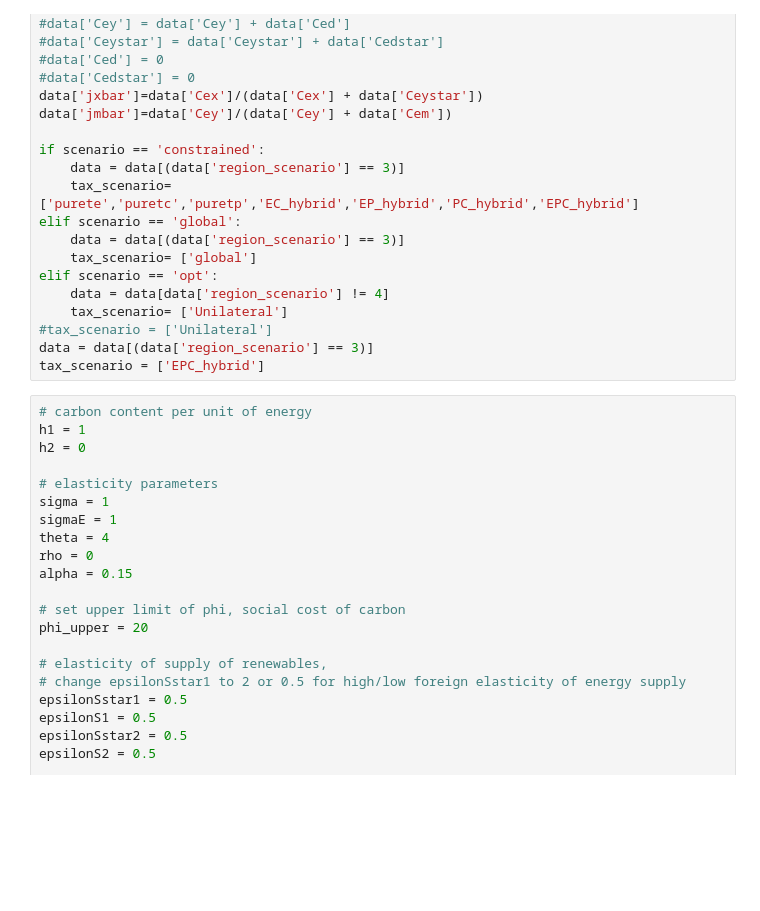
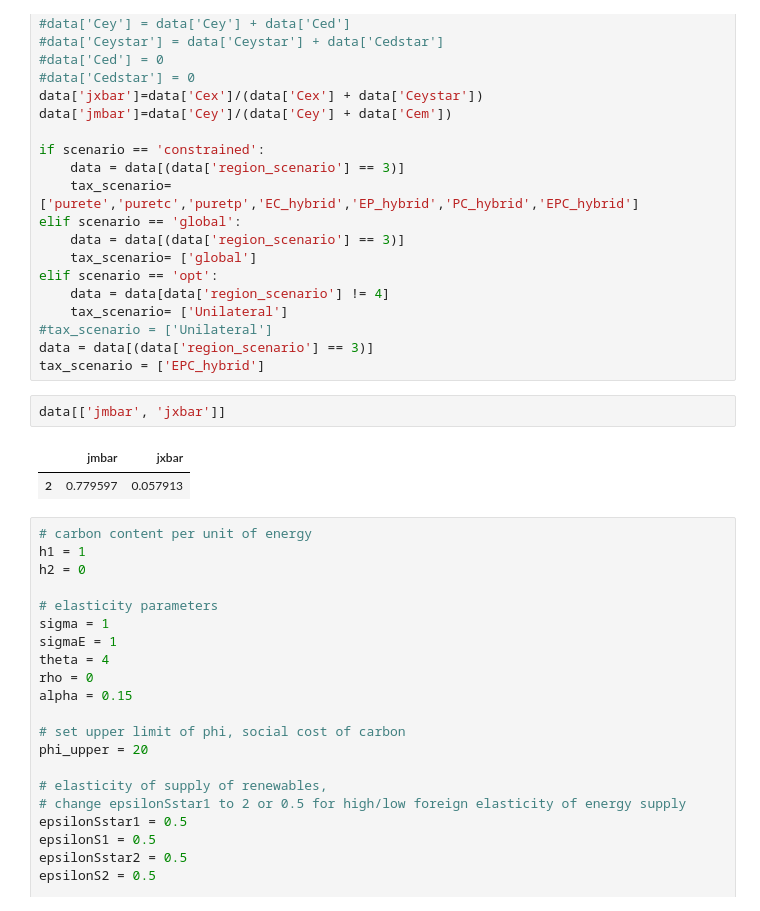
Before and after one commit to VoliCrank/Optimal-Unilateral-Carbon-Policy, a Jupyter notebook: simulation_results/codes/direct_energy_consumption/welfare_maximization_te.ipynb, the cells around one changed output. Cells and saved outputs as stored; diff of their text form; blank space fills up the shorter version.

```diff
--- a/simulation_results/codes/direct_energy_consumption/welfare_maximization_te.ipynb
+++ b/simulation_results/codes/direct_energy_consumption/welfare_maximization_te.ipynb
@@ -52,6 +52,11 @@ elif scenario == 'opt':
 #tax_scenario = ['Unilateral']
 data = data[(data['region_scenario'] == 3)]
 tax_scenario = ['EPC_hybrid']
+# %%
+data[['jmbar', 'jxbar']]
+# %% [output]
+|  | jmbar | jxbar |
+| 2 | 0.779597 | 0.057913 |
 # %%
 # carbon content per unit of energy
 h1 = 1
```
